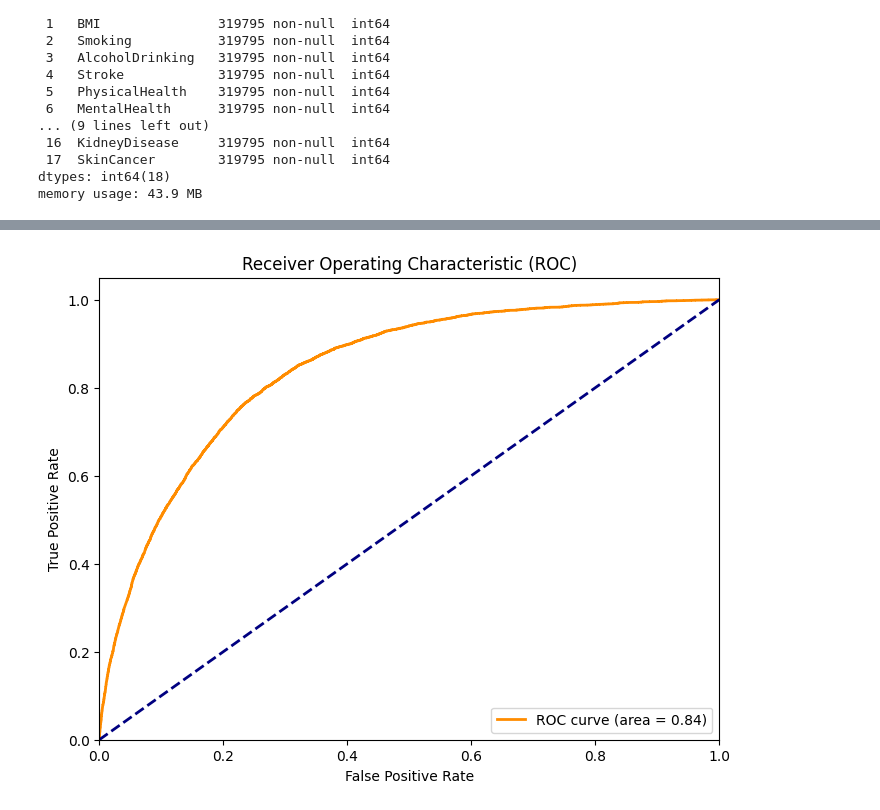
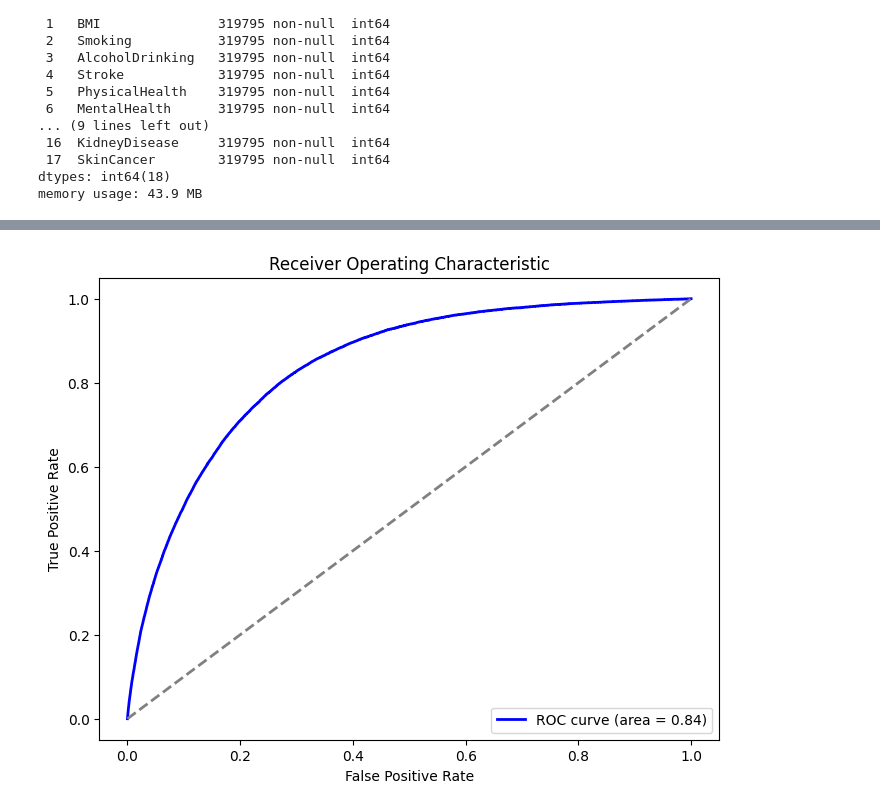
Before and after one commit to yahyamomtaz/Heart-Attack-Project, a Jupyter notebook: Mod_B_colab.ipynb, the cells around one changed output, grey strips where cells are left out. Drawn from its saved outputs; the diff is of its cells as text; code cells hidden in the pictures.

Commit message:
k-fold and cross validation added to kaggle_df part

```diff
--- a/Mod_B_colab.ipynb
+++ b/Mod_B_colab.ipynb
@@ -337,3 +289,0 @@ early_stopping = tf.keras.callbacks.EarlyStopping(
-# %%
-# Train the model
-history = model.fit(train_ds, validation_data=eval_ds, epochs=100, callbacks=[early_stopping])
@@ -433,0 +319,9 @@ roc_auc = auc(fpr, tpr)
+# %%
+kfold = StratifiedKFold(n_splits=5, shuffle=True)
+early_stopping = EarlyStopping(monitor='val_loss', patience=10)
+# %%
+histories = []
+confusion_matrices = []
+all_pred_probs = []
+all_predictions = []
+all_actuals = []
@@ -433,0 +367,12 @@ roc_auc = auc(fpr, tpr)
+# %%
+# Convert lists to arrays for analysis
+all_pred_probs = np.array(all_pred_probs)
+all_predictions = np.array(all_predictions)
+all_actuals = np.array(all_actuals)
+
+# Calculate overall AUC
+auc_score = roc_auc_score(all_actuals, all_pred_probs)
+print(f"AUC Score: {auc_score:.2f}")
+
+# Generate a classification report
+print(classification_report(all_actuals, all_predictions))
@@ -434,14 +417,15 @@ roc_auc = auc(fpr, tpr)
 # %%
-# Plot the ROC curve
+# ROC Curve
+fpr, tpr, _ = roc_curve(all_actuals, all_pred_probs)
+roc_auc = auc(fpr, tpr)
+
 plt.figure(figsize=(8, 6))
-plt.plot(fpr, tpr, color='darkorange', lw=2, label=f'ROC curve (area = {roc_auc:.2f})')
-plt.plot([0, 1], [0, 1], color='navy', lw=2, linestyle='--')
-plt.xlim([0.0, 1.0])
-plt.ylim([0.0, 1.05])
+plt.plot(fpr, tpr, color='blue', lw=2, label=f'ROC curve (area = {roc_auc:.2f})')
+plt.plot([0, 1], [0, 1], color='gray', lw=2, linestyle='--')
 plt.xlabel('False Positive Rate')
 plt.ylabel('True Positive Rate')
-plt.title('Receiver Operating Characteristic (ROC)')
-plt.legend(loc='lower right')
+plt.title('Receiver Operating Characteristic')
+plt.legend(loc="lower right")
 plt.show()
 # %% [output]
-[figure, old version]
+[figure, new version]
```
Also changed, not shown: parts of 23 cells of this notebook.
